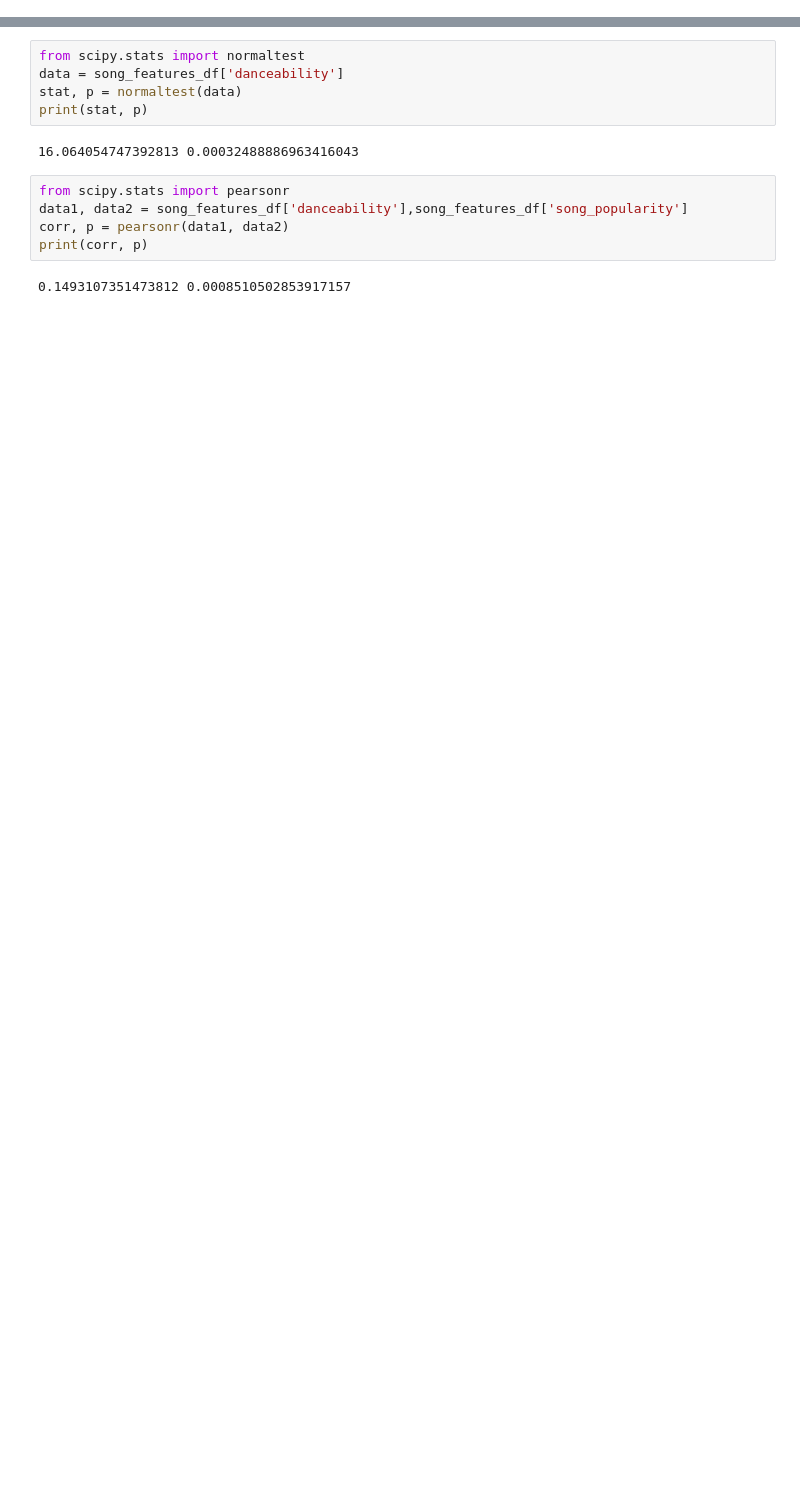
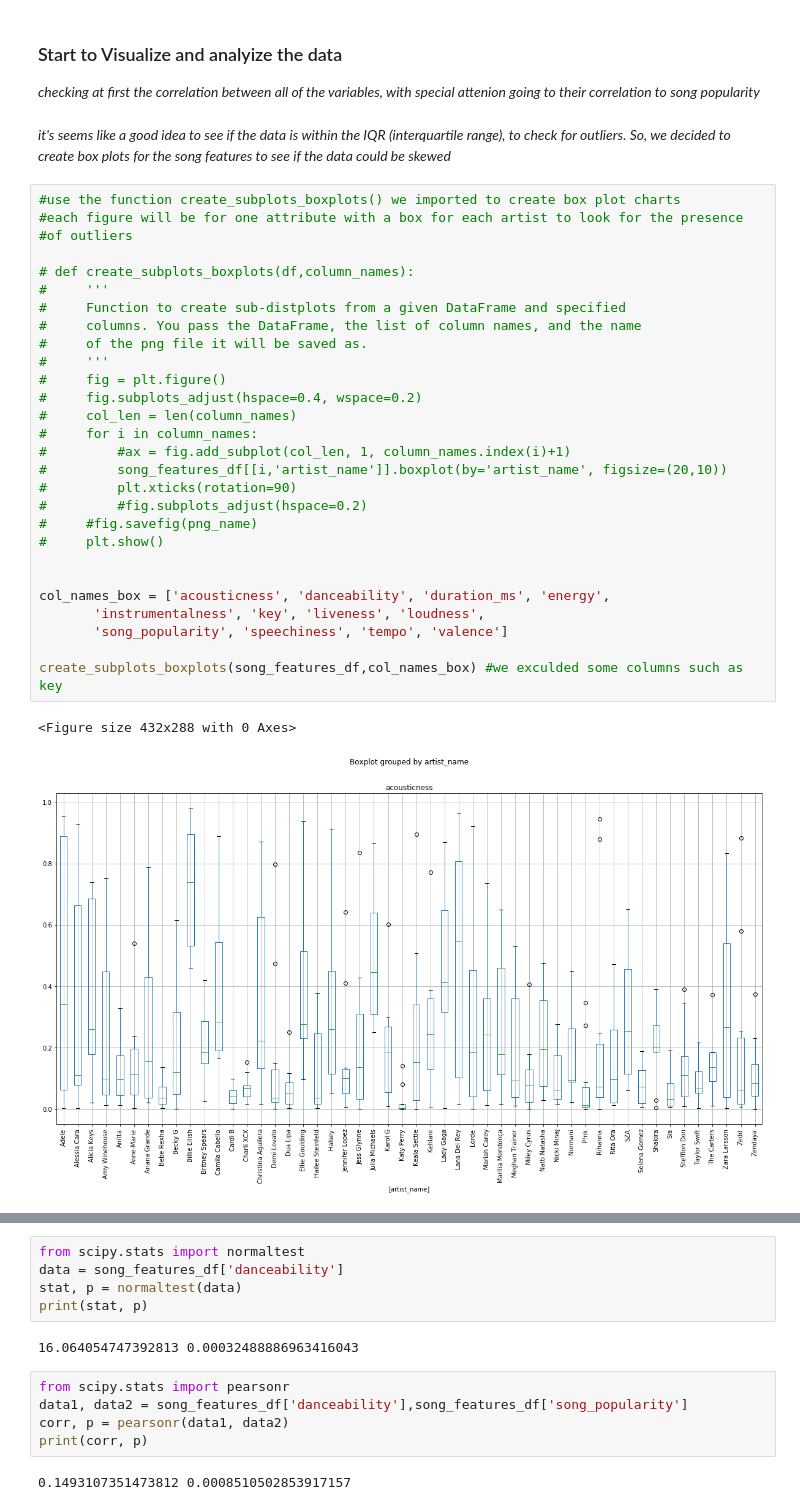
Before and after one commit to elenasm7/Flatiron_module_one_project, a Jupyter notebook: female_artists.ipynb, the cells around one changed output, grey strips where cells are left out. Cells and saved outputs as stored; diff of their text form; blank space fills up the shorter version.

```diff
--- a/female_artists.ipynb
+++ b/female_artists.ipynb
@@ -364,0 +85,37 @@ plt.xticks(rotation=90)
+# %% [markdown]
+### Start to Visualize and analyize the data
+
+_checking at first the correlation between all of the variables, with special attenion going to their correlation to song popularity_
+# %% [markdown]
+_it's seems like a good idea to see if the data is within the IQR (interquartile range), to check for outliers. So, we decided to create box plots for the song features to see if the data could be skewed_
+# %%
+#use the function create_subplots_boxplots() we imported to create box plot charts
+#each figure will be for one attribute with a box for each artist to look for the presence
+#of outliers
+
+# def create_subplots_boxplots(df,column_names):
+#     '''
+#     Function to create sub-distplots from a given DataFrame and specified
+#     columns. You pass the DataFrame, the list of column names, and the name
+#     of the png file it will be saved as.
+#     '''
+#     fig = plt.figure()
+#     fig.subplots_adjust(hspace=0.4, wspace=0.2)
+#     col_len = len(column_names)
+#     for i in column_names:
+#         #ax = fig.add_subplot(col_len, 1, column_names.index(i)+1)
+#         song_features_df[[i,'artist_name']].boxplot(by='artist_name', figsize=(20,10))
+#         plt.xticks(rotation=90)
+#         #fig.subplots_adjust(hspace=0.2)
+#     #fig.savefig(png_name)
+#     plt.show()
+
+
+col_names_box = ['acousticness', 'danceability', 'duration_ms', 'energy',
+       'instrumentalness', 'key', 'liveness', 'loudness',
+       'song_popularity', 'speechiness', 'tempo', 'valence']
+
+create_subplots_boxplots(song_features_df,col_names_box) #we exculded some columns such as key
+# %% [output]
+<Figure size 432x288 with 0 Axes>
+[figure, added]
```
Also changed, not shown: parts of 83 cells of this notebook.
